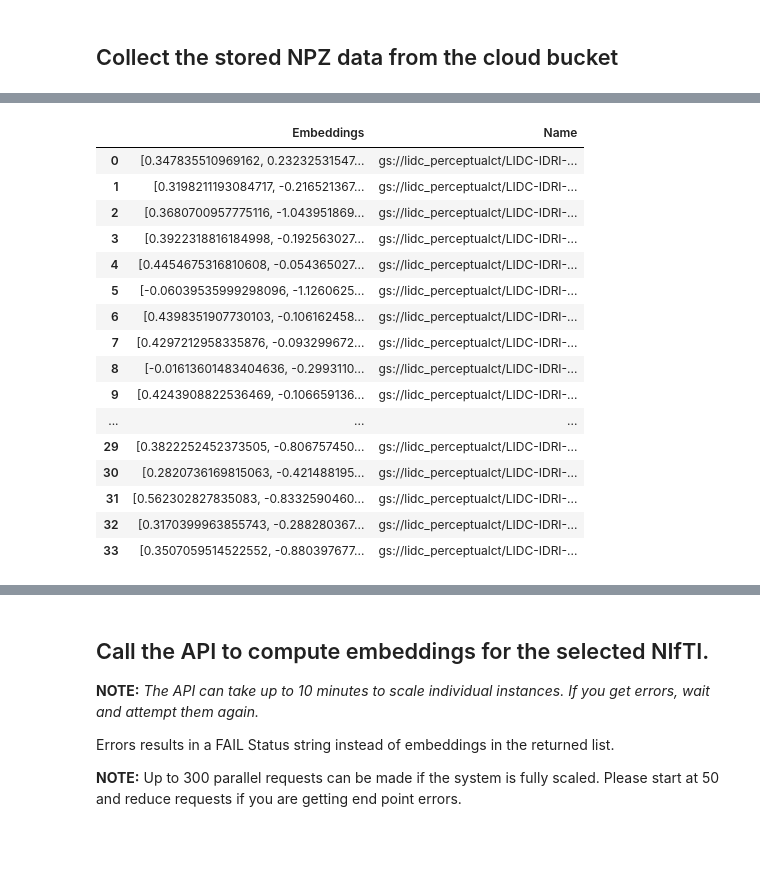
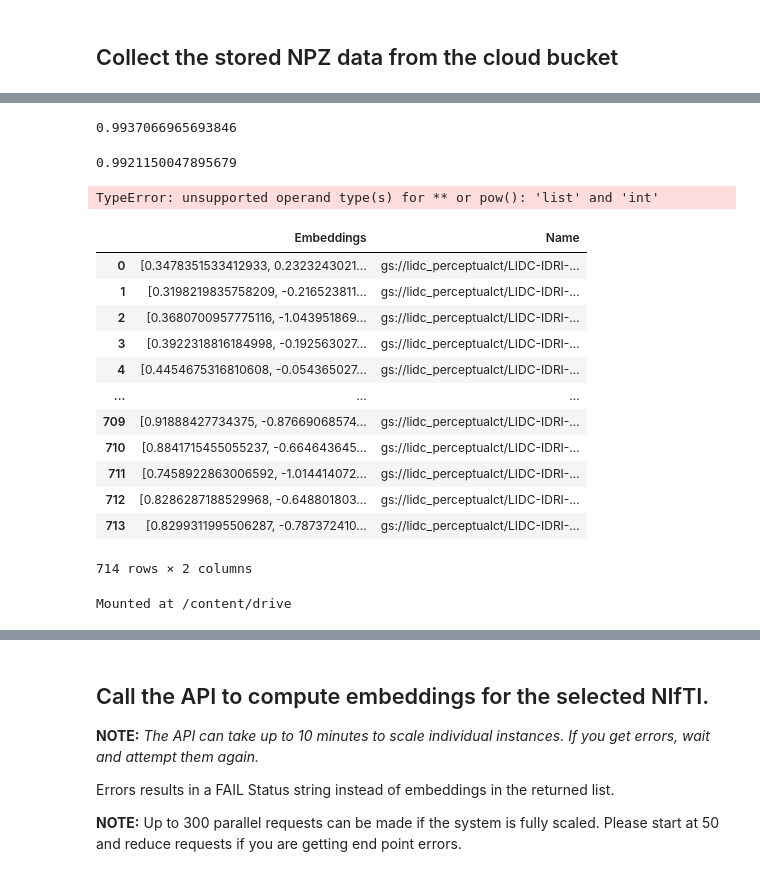
Before and after one commit to QuantPrincess/misc, a Jupyter notebook: ct-foundation/CT_Foundation_NIfTI_Demo.ipynb, the cells around one changed output, grey strips where cells are left out. Saved outputs shown, nothing was run; the diff lists cells and outputs as text; code cells hidden in the pictures; blank space fills up the shorter version.

```diff
--- a/ct-foundation/CT_Foundation_NIfTI_Demo.ipynb
+++ b/ct-foundation/CT_Foundation_NIfTI_Demo.ipynb
@@ -174,21 +156,34 @@ Embeddings or error message for the CT: gs://lidc_perceptualct/LIDC-IDRI-0200.ni
-# %%
-df_final = pd.DataFrame(my_embeddings, columns=['Embeddings', 'Name'])
-df
-# %% [output]
-|  | Embeddings | Name |
-| 0 | [0.347835510969162, 0.23232531547... | gs://lidc_perceptualct/LIDC-IDRI-... |
-| 1 | [0.3198211193084717, -0.216521367... | gs://lidc_perceptualct/LIDC-IDRI-... |
-| 2 | [0.3680700957775116, -1.043951869... | gs://lidc_perceptualct/LIDC-IDRI-... |
-| 3 | [0.3922318816184998, -0.192563027... | gs://lidc_perceptualct/LIDC-IDRI-... |
-| 4 | [0.4454675316810608, -0.054365027... | gs://lidc_perceptualct/LIDC-IDRI-... |
-| 5 | [-0.06039535999298096, -1.1260625... | gs://lidc_perceptualct/LIDC-IDRI-... |
-| 6 | [0.4398351907730103, -0.106162458... | gs://lidc_perceptualct/LIDC-IDRI-... |
-| 7 | [0.4297212958335876, -0.093299672... | gs://lidc_perceptualct/LIDC-IDRI-... |
-| 8 | [-0.01613601483404636, -0.2993110... | gs://lidc_perceptualct/LIDC-IDRI-... |
-| 9 | [0.4243908822536469, -0.106659136... | gs://lidc_perceptualct/LIDC-IDRI-... |
-| ... | ... | ... |
-| 29 | [0.3822252452373505, -0.806757450... | gs://lidc_perceptualct/LIDC-IDRI-... |
-| 30 | [0.2820736169815063, -0.421488195... | gs://lidc_perceptualct/LIDC-IDRI-... |
-| 31 | [0.562302827835083, -0.8332590460... | gs://lidc_perceptualct/LIDC-IDRI-... |
-| 32 | [0.3170399963855743, -0.288280367... | gs://lidc_perceptualct/LIDC-IDRI-... |
-| 33 | [0.3507059514522552, -0.880397677... | gs://lidc_perceptualct/LIDC-IDRI-... |
+# %%
+rec_embs = np.array(my_embeddings[1][0])
+gt_embs = np.array(my_embeddings[0][0])
+cossim = (rec_embs*gt_embs).sum()/((rec_embs**2).sum()*(gt_embs**2).sum())**0.5
+cossim
+# %% [output]
+0.9937066965693846
+# %%
+(rec_embs*gt_embs).sum()/((rec_embs**2).sum()*(gt_embs**2).sum())**0.5
+# %% [output]
+0.9921150047895679
+# %%
+(np.array(my_embeddings[1][0])*np.array(my_embeddings[0][0])).sum()/((np.array(my_embeddings[1][0])**2).sum()*(np.array((my_embeddings[0][0])**2).sum()))**0.5
+# %% [output]
+TypeError: unsupported operand type(s) for ** or pow(): 'list' and 'int'
+# %%
+df_final = pd.concat([df_final, df], ignore_index=True)
+df_final.to_csv('/content/sample_data/lidc_test_embeddings21.csv', index=False)
+
+df_final
+# %% [output]
+|  | Embeddings | Name |
+| 0 | [0.3478351533412933, 0.2323243021... | gs://lidc_perceptualct/LIDC-IDRI-... |
+| 1 | [0.3198219835758209, -0.216523811... | gs://lidc_perceptualct/LIDC-IDRI-... |
+| 2 | [0.3680700957775116, -1.043951869... | gs://lidc_perceptualct/LIDC-IDRI-... |
+| 3 | [0.3922318816184998, -0.192563027... | gs://lidc_perceptualct/LIDC-IDRI-... |
+| 4 | [0.4454675316810608, -0.054365027... | gs://lidc_perceptualct/LIDC-IDRI-... |
+| ... | ... | ... |
+| 709 | [0.91888427734375, -0.87669068574... | gs://lidc_perceptualct/LIDC-IDRI-... |
+| 710 | [0.8841715455055237, -0.664643645... | gs://lidc_perceptualct/LIDC-IDRI-... |
+| 711 | [0.7458922863006592, -1.014414072... | gs://lidc_perceptualct/LIDC-IDRI-... |
+| 712 | [0.8286287188529968, -0.648801803... | gs://lidc_perceptualct/LIDC-IDRI-... |
+| 713 | [0.8299311995506287, -0.787372410... | gs://lidc_perceptualct/LIDC-IDRI-... |
+714 rows × 2 columns
@@ -195,3 +193,8 @@ df
+# %%
+from google.colab import drive
+drive.mount('/content/drive')
+# %% [output]
+Mounted at /content/drive
 # %%
 # OPTIONAL
 # Download and check the NIfTI file to make sure it can run through CT Foundation:
```
Also changed, not shown: parts of 6 cells of this notebook.
